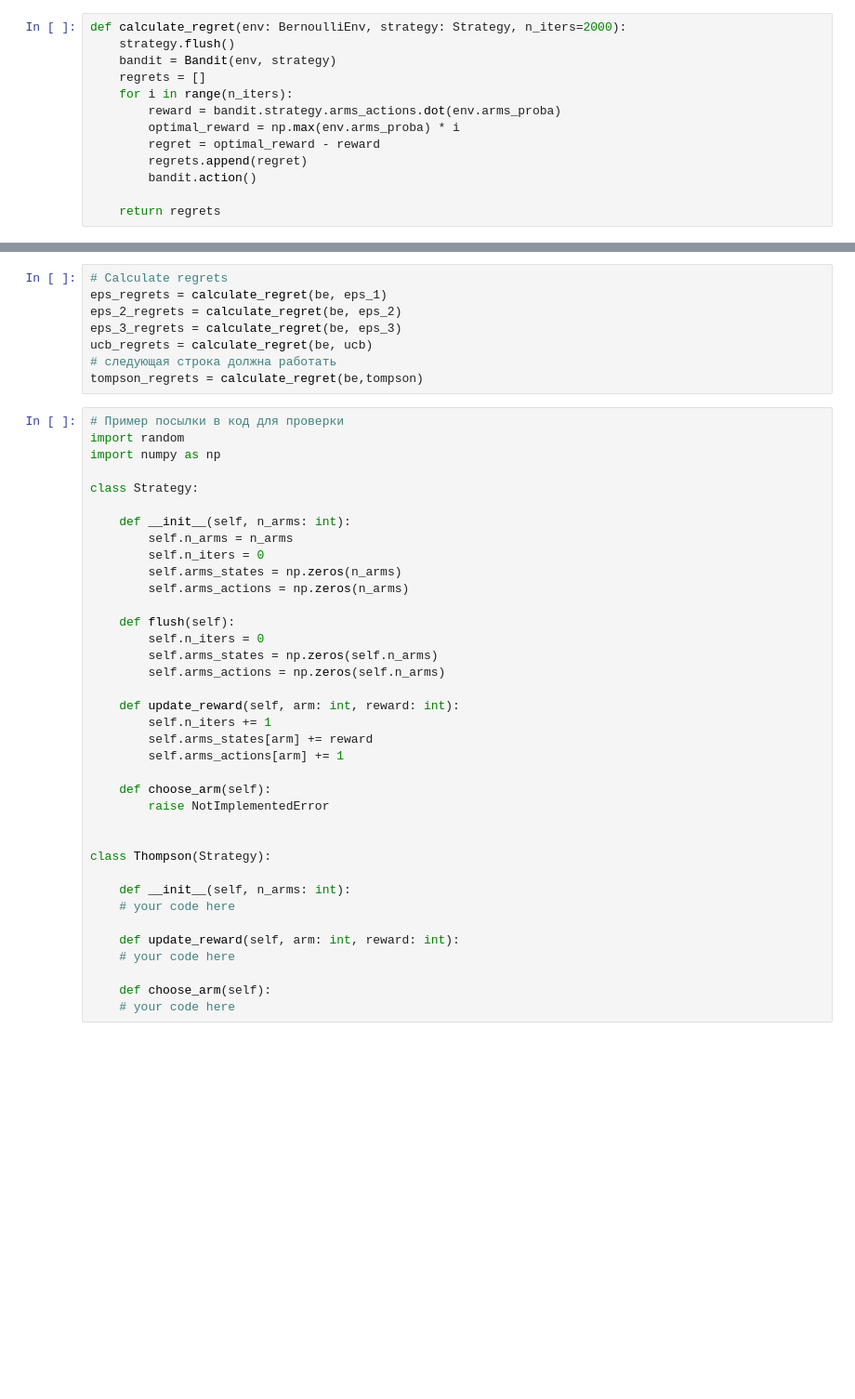
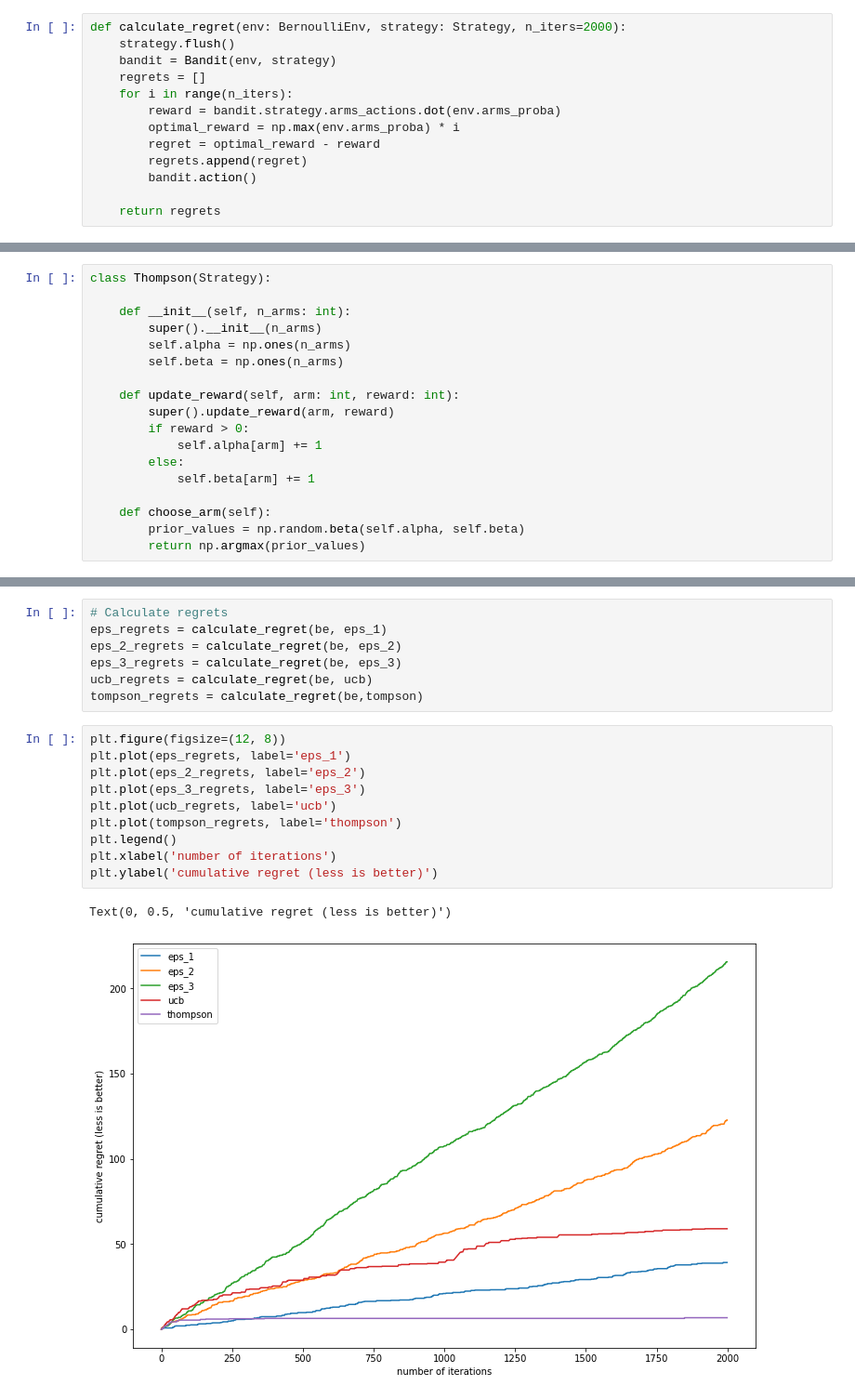
Before and after one commit to ILDAR9/advanced_ml, a Jupyter notebook: dynamic_price/notebooks/hw9_1.ipynb, the cells around one changed output, grey strips where cells are left out. Shown: that part at 93% size. Saved outputs shown, nothing was run; the diff lists cells and outputs as text; blank space fills up the shorter version.

```diff
--- a/dynamic_price/notebooks/hw9_1.ipynb
+++ b/dynamic_price/notebooks/hw9_1.ipynb
@@ -106,2 +94,20 @@ class Thompson(Strategy):
+# %%
+class Thompson(Strategy):
+
+    def __init__(self, n_arms: int):
+        super().__init__(n_arms)
+        self.alpha = np.ones(n_arms)
+        self.beta = np.ones(n_arms)
+
+    def update_reward(self, arm: int, reward: int):
+        super().update_reward(arm, reward)
+        if reward > 0:
+            self.alpha[arm] += 1
+        else:
+            self.beta[arm] += 1
+
+    def choose_arm(self):
+        prior_values = np.random.beta(self.alpha, self.beta)
+        return np.argmax(prior_values)
 # %%
 be = BernoulliEnv([0.3, 0.5, 0.7])
@@ -118,42 +123,17 @@ eps_regrets = calculate_regret(be, eps_1)
 eps_2_regrets = calculate_regret(be, eps_2)
 eps_3_regrets = calculate_regret(be, eps_3)
 ucb_regrets = calculate_regret(be, ucb)
-# следующая строка должна работать
 tompson_regrets = calculate_regret(be,tompson)
-# %%
-# Пример посылки в код для проверки
-import random
-import numpy as np
-
-class Strategy:
-
-    def __init__(self, n_arms: int):
-        self.n_arms = n_arms
-        self.n_iters = 0
-        self.arms_states = np.zeros(n_arms)
-        self.arms_actions = np.zeros(n_arms)
-
-    def flush(self):
-        self.n_iters = 0
-        self.arms_states = np.zeros(self.n_arms)
-        self.arms_actions = np.zeros(self.n_arms)
-
-    def update_reward(self, arm: int, reward: int):
-        self.n_iters += 1
-        self.arms_states[arm] += reward
-        self.arms_actions[arm] += 1
-
-    def choose_arm(self):
-        raise NotImplementedError
-
-
-class Thompson(Strategy):
-
-    def __init__(self, n_arms: int):
-    # your code here
-
-    def update_reward(self, arm: int, reward: int):
-    # your code here
-
-    def choose_arm(self):
-    # your code here
+# %%
+plt.figure(figsize=(12, 8))
+plt.plot(eps_regrets, label='eps_1')
+plt.plot(eps_2_regrets, label='eps_2')
+plt.plot(eps_3_regrets, label='eps_3')
+plt.plot(ucb_regrets, label='ucb')
+plt.plot(tompson_regrets, label='thompson')
+plt.legend()
+plt.xlabel('number of iterations')
+plt.ylabel('cumulative regret (less is better)')
+# %% [output]
+Text(0, 0.5, 'cumulative regret (less is better)')
+[figure, added]
```
Also changed, not shown: parts of 3 cells of this notebook, 4 other files.
